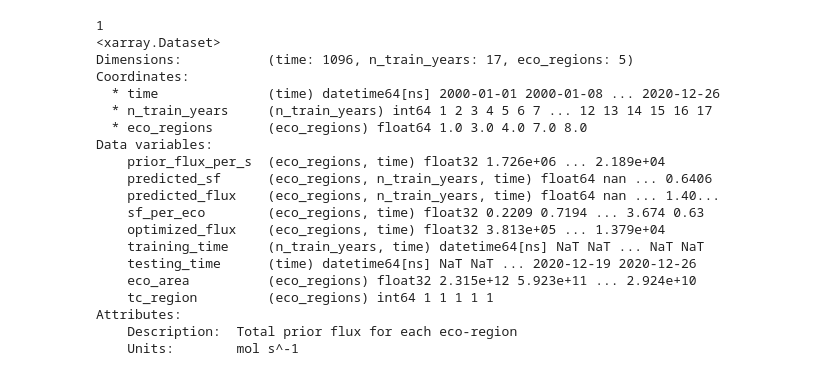
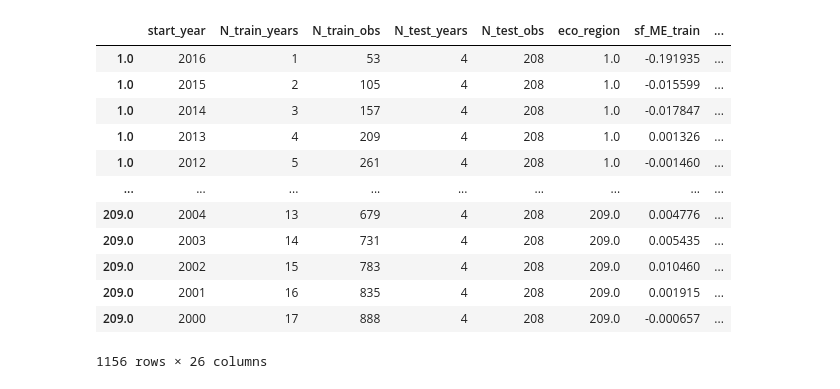
Before and after one commit to Ritten11/MasterProject, a Jupyter notebook: extra_figures_and_data_analysis.ipynb, the cells around one changed output. Cells and saved outputs as stored; diff of their text form; code cells hidden in the pictures.

```diff
--- a/extra_figures_and_data_analysis.ipynb
+++ b/extra_figures_and_data_analysis.ipynb
@@ -16,16 +160,27 @@ SARIMA_params = {'order': (2,0,2),             # Defining the regular AR, I and
                  'trend': 'c'                  # Adding an intercept term
                  }
 
-sarima_model = SARIMA_model(machine='local', **SARIMA_params)
-sf_ds = sarima_model.run_model(data_file='vars_per_eco_update.nc')
+model = SARIMA_model(machine='local', **SARIMA_params)
+sf_ds = model.run_model(data_file='vars_per_eco_update.nc')
 
-print(sf_ds)
-sf_file = sarima_model.SF_DIR + 'SARIMA_sf.nc'
+# print(sf_ds)
+# sf_file = monthly_model.SF_DIR + 'SARIMA_sf.nc'
 
-res_df = sarima_model.test_model(sf_ds)
-results_file = sarima_model.RESULTS_DIR + 'SARIMA_results.pkl'
-print(res_df)
-# res_df.to_pickle(results_file)
+# with xr.open_dataset(sf_file) as ds:
+#     sf_ds = ds
+
+tc_results = model.test_model(sf_ds, per_tc_region=True)
+# print(tc_results)
+
+tc_results_file = model.RESULTS_DIR + 'SARIMA_results_per_tc.pkl'
+tc_results.to_pickle(tc_results_file)
+
+res_df = model.test_model(sf_ds)
+results_file = model.RESULTS_DIR + 'SARIMA_results.pkl'
+# print(res_df)
+res_df.to_pickle(results_file)
+
+
 stop_time = timeit.default_timer()
 
 print(f'Elapsed time: {stop_time-start_time}')
@@ -72,25 +205,16 @@ Attributes:
-# %%
-for n_years, data in sf_ds.groupby('tc_region'):
-    print(n_years)
-    print(data)
-# %% [output]
-1
-<xarray.Dataset>
-Dimensions:           (time: 1096, n_train_years: 17, eco_regions: 5)
-Coordinates:
-  * time              (time) datetime64[ns] 2000-01-01 2000-01-08 ... 2020-12-26
-  * n_train_years     (n_train_years) int64 1 2 3 4 5 6 7 ... 12 13 14 15 16 17
-  * eco_regions       (eco_regions) float64 1.0 3.0 4.0 7.0 8.0
-Data variables:
-    prior_flux_per_s  (eco_regions, time) float32 1.726e+06 ... 2.189e+04
-    predicted_sf      (eco_regions, n_train_years, time) float64 nan ... 0.6406
-    predicted_flux    (eco_regions, n_train_years, time) float64 nan ... 1.40...
-    sf_per_eco        (eco_regions, time) float32 0.2209 0.7194 ... 3.674 0.63
-    optimized_flux    (eco_regions, time) float32 3.813e+05 ... 1.379e+04
-    training_time     (n_train_years, time) datetime64[ns] NaT NaT ... NaT NaT
-    testing_time      (time) datetime64[ns] NaT NaT ... 2020-12-19 2020-12-26
-    eco_area          (eco_regions) float32 2.315e+12 5.923e+11 ... 2.924e+10
-    tc_region         (eco_regions) int64 1 1 1 1 1
-Attributes:
-    Description:  Total prior flux for each eco-region
-    Units:        mol s^-1
+# %%
+res_df
+# %% [output]
+|  | start_year | N_train_years | N_train_obs | N_test_years | N_test_obs | eco_region | sf_ME_train | ... |
+| 1.0 | 2016 | 1 | 53 | 4 | 208 | 1.0 | -0.191935 | ... |
+| 1.0 | 2015 | 2 | 105 | 4 | 208 | 1.0 | -0.015599 | ... |
+| 1.0 | 2014 | 3 | 157 | 4 | 208 | 1.0 | -0.017847 | ... |
+| 1.0 | 2013 | 4 | 209 | 4 | 208 | 1.0 | 0.001326 | ... |
+| 1.0 | 2012 | 5 | 261 | 4 | 208 | 1.0 | -0.001460 | ... |
+| ... | ... | ... | ... | ... | ... | ... | ... | ... |
+| 209.0 | 2004 | 13 | 679 | 4 | 208 | 209.0 | 0.004776 | ... |
+| 209.0 | 2003 | 14 | 731 | 4 | 208 | 209.0 | 0.005435 | ... |
+| 209.0 | 2002 | 15 | 783 | 4 | 208 | 209.0 | 0.010460 | ... |
+| 209.0 | 2001 | 16 | 835 | 4 | 208 | 209.0 | 0.001915 | ... |
+| 209.0 | 2000 | 17 | 888 | 4 | 208 | 209.0 | -0.000657 | ... |
+1156 rows × 26 columns
```
Also changed, not shown: parts of 13 cells of this notebook, 5 other files.
